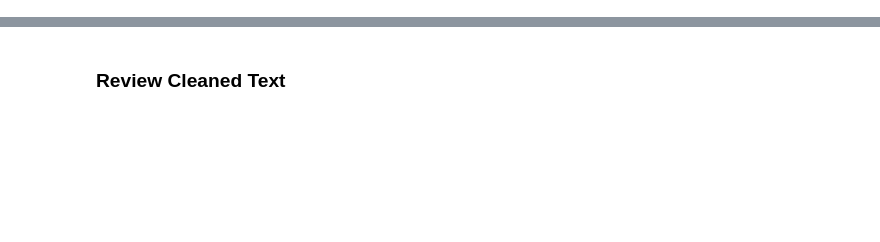
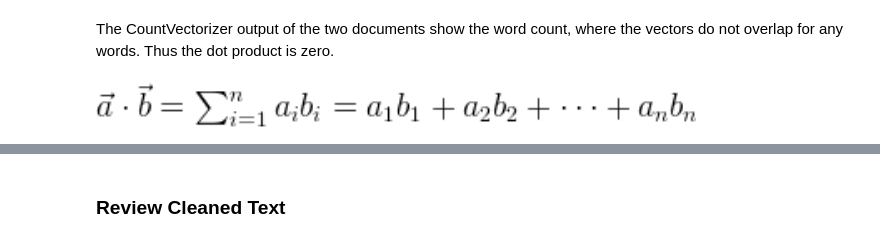
Before and after one commit to Alexjmsherman/nlp_practicum_original, a Jupyter notebook: lessons/lesson10_text_similarity/text_similarity_solution.ipynb, the cells around one changed output, grey strips where cells are left out. Cells and saved outputs as stored; diff of their text form; code cells hidden in the pictures; blank space fills up the shorter version.

```diff
--- a/lessons/lesson10_text_similarity/text_similarity_solution.ipynb
+++ b/lessons/lesson10_text_similarity/text_similarity_solution.ipynb
@@ -28,0 +130,7 @@ NameError: name 'ConfigParser' is not defined
+# %% [markdown]
+The CountVectorizer output of the two documents show the word count, where the vectors do not overlap for any words. Thus the dot product is zero.
+# %%
+# dot product equation
+Image("../../raw_data/images/dot_product.png", width=600, height=600)
+# %% [output]
+[figure, added]
```
Also changed, not shown: parts of 61 cells of this notebook.
